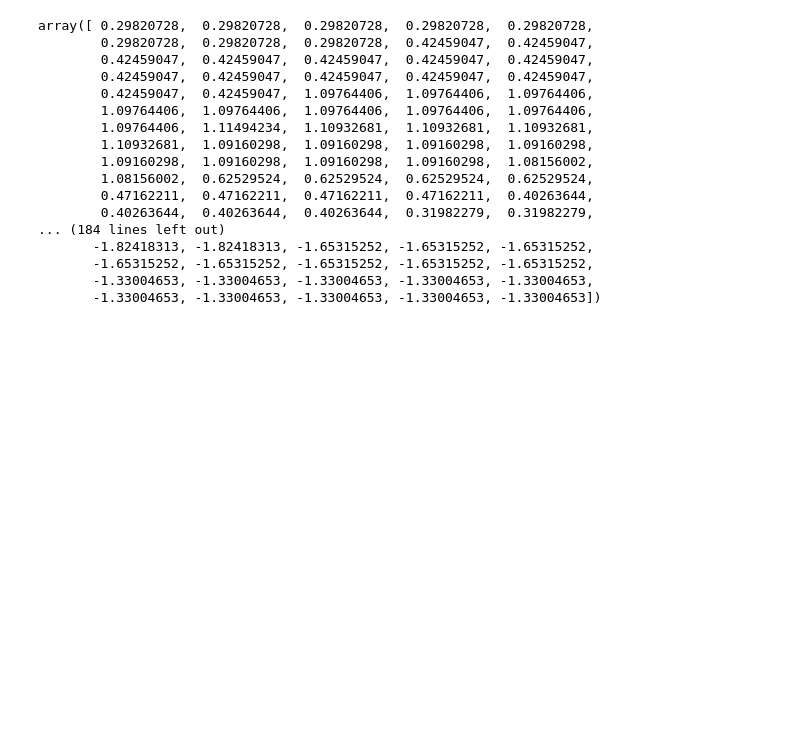
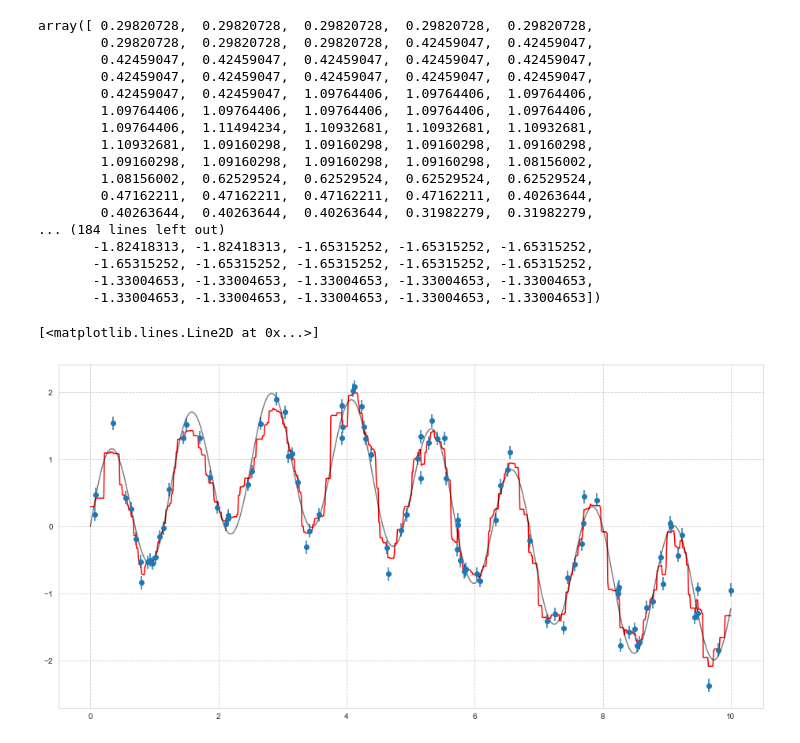
Before and after one commit to fujispooo/datascience, a Jupyter notebook: Lec85.ipynb, the cells around one changed output. Drawn from its saved outputs; the diff is of its cells as text; code cells hidden in the pictures; blank space fills up the shorter version.

```diff
--- a/Lec85.ipynb
+++ b/Lec85.ipynb
@@ -174,5 +174,9 @@ array([ 0.29820728,  0.29820728,  0.29820728,  0.29820728,  0.29820728,
 # %%
 ytrue = sin_model(xfit,0)
 plt.figure(figsize=(16,8))
-plt.errorbar(x,y,0.1,fmt = '-')
-pl
+plt.errorbar(x,y,0.1,fmt = 'o')
+plt.plot(xfit,yfit ,'-r')
+plt.plot(xfit,ytrue,'-k',alpha=0.5)
+# %% [output]
+[<matplotlib.lines.Line2D at 0x...>]
+[figure, added]
```
Also changed, not shown: 1 other file.
